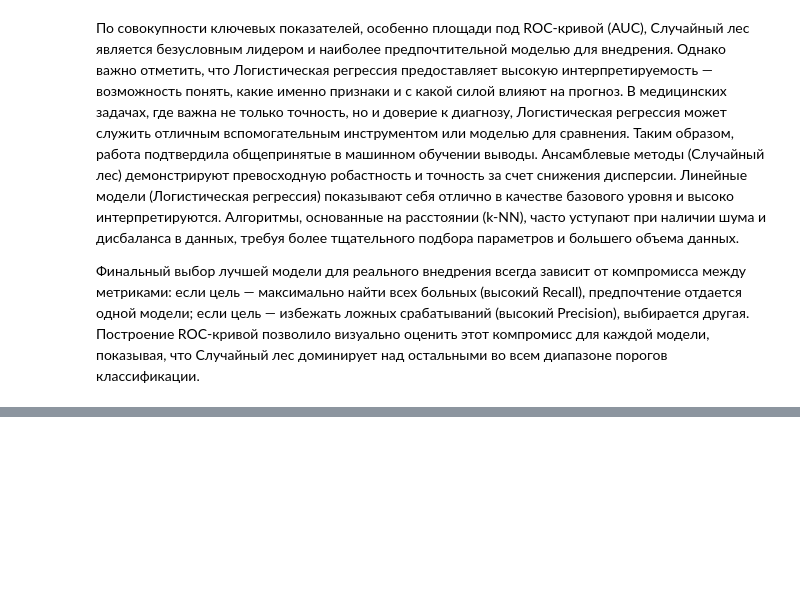
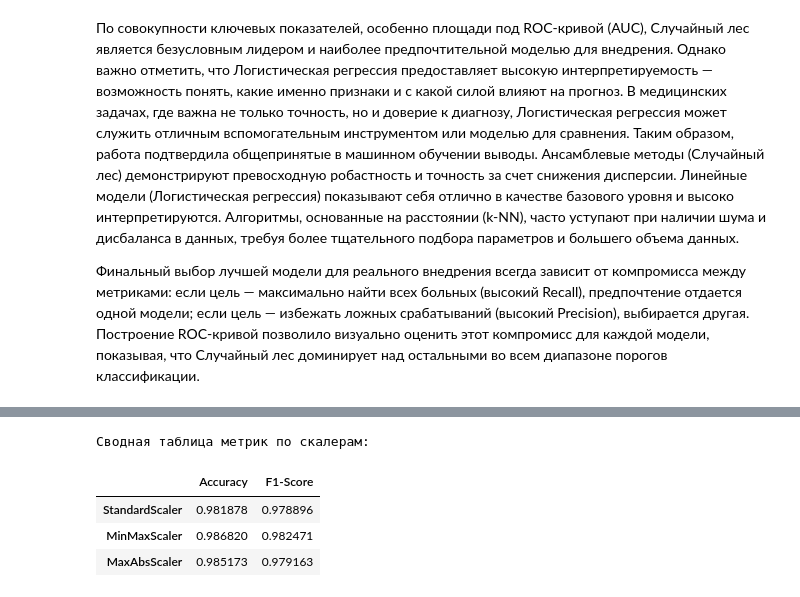
Before and after one commit to NotChelovec/Introduction_to_Data_Analysis, a Jupyter notebook: Lab5/Lab5_RyabovDS.ipynb, the cells around one changed output, grey strips where cells are left out. Cells and saved outputs as stored; diff of their text form; code cells hidden in the pictures; blank space fills up the shorter version.

```diff
--- a/Lab5/Lab5_RyabovDS.ipynb
+++ b/Lab5/Lab5_RyabovDS.ipynb
@@ -479,0 +570,39 @@ ___
+# %%
+# Использовалась Логистическая регрессия, так как она чувствительна к масштабу данных.
+
+scalers = {
+    'StandardScaler': StandardScaler(),
+    'MinMaxScaler': MinMaxScaler(),
+    'MaxAbsScaler': MaxAbsScaler()
+}
+
+results = {}
+
+for name, scaler in scalers.items():
+    # Масштабируем данные
+    X_train_scaled = scaler.fit_transform(X_train)
+    X_test_scaled = scaler.transform(X_test)
+
+    # Обучаем модель
+    model = LogisticRegression(max_iter=1000, random_state=42)
+    model.fit(X_train_scaled, y_train)
+
+    # Предсказание
+    y_pred = model.predict(X_test_scaled)
+
+    # Метрики
+    acc = accuracy_score(y_test, y_pred)
+    f1 = f1_score(y_test, y_pred, average='weighted')
+
+    results[name] = {'Accuracy': acc, 'F1-Score': f1}
+
+# Визуализация сравнения
+results_df = pd.DataFrame(results).T
+print("\nСводная таблица метрик по скалерам:")
+display(results_df)
+# %% [output]
+Сводная таблица метрик по скалерам:
+|  | Accuracy | F1-Score |
+| StandardScaler | 0.981878 | 0.978896 |
+| MinMaxScaler | 0.986820 | 0.982471 |
+| MaxAbsScaler | 0.985173 | 0.979163 |
```
Also changed, not shown: parts of 19 cells of this notebook, 1 other file.
